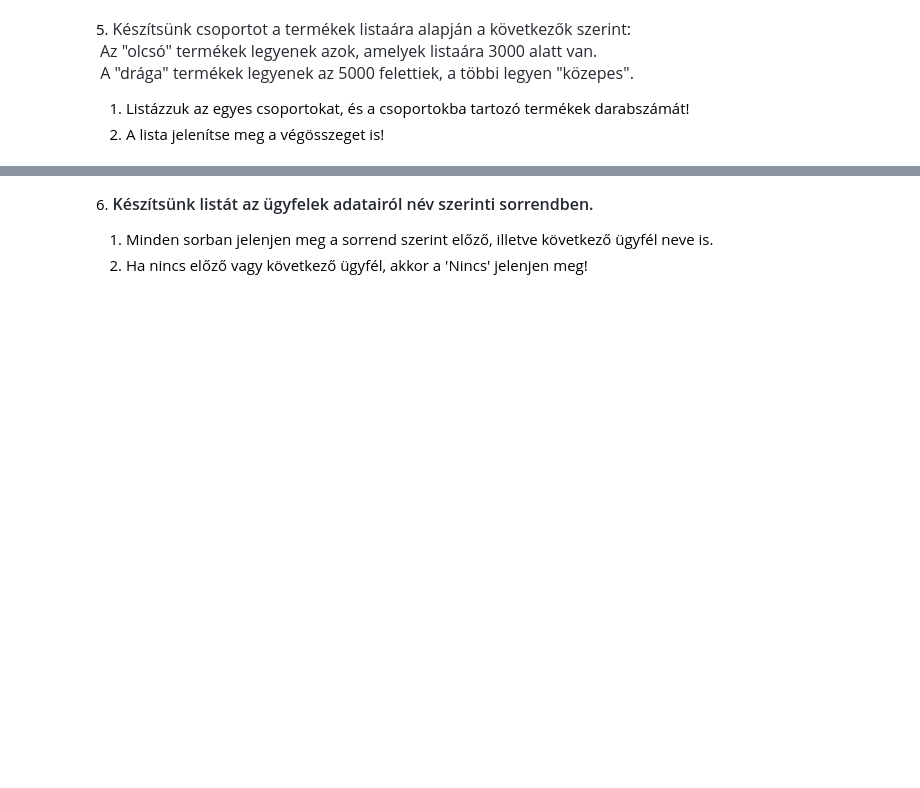
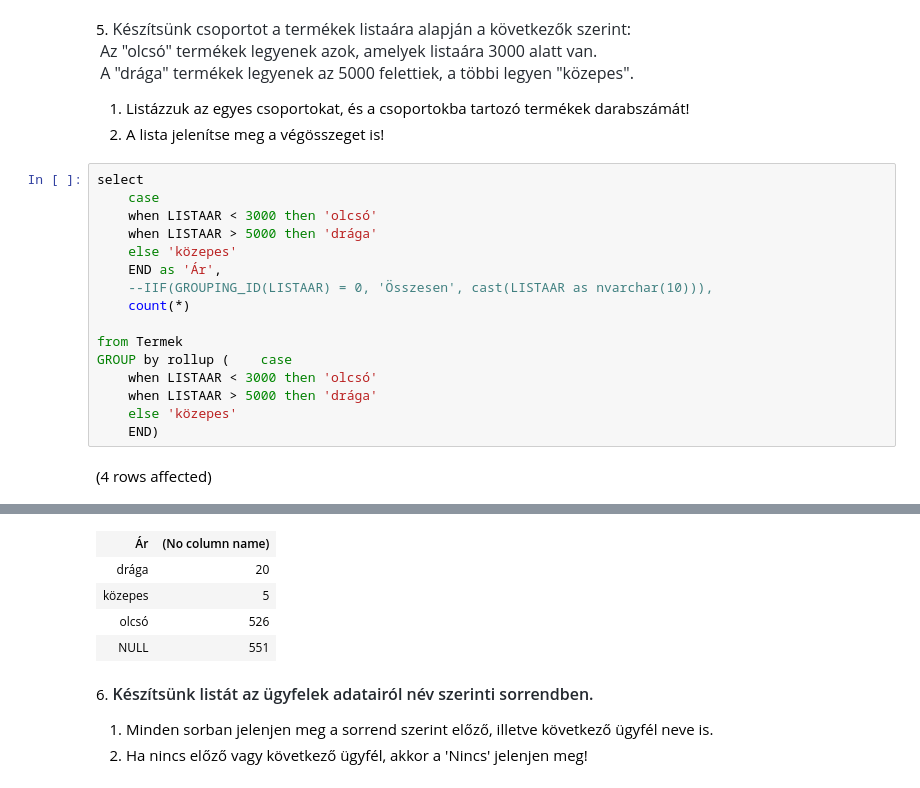
Before and after one commit to AjarBeko/SQL, a Jupyter notebook: gyakorlat05_feladatok.ipynb, the cells around one changed output, grey strips where cells are left out. Saved outputs shown, nothing was run; the diff lists cells and outputs as text; blank space fills up the shorter version.

```diff
--- a/gyakorlat05_feladatok.ipynb
+++ b/gyakorlat05_feladatok.ipynb
@@ -40,3 +75,21 @@ having GROUPING_ID(r.szall_DATUM, r.SZALL_MOD) > 0
 
 1. Listázzuk az egyes csoportokat, és a csoportokba tartozó termékek darabszámát!
 2. A lista jelenítse meg a végösszeget is!
+# %%
+select
+    case
+    when LISTAAR < 3000 then 'olcsó'
+    when LISTAAR > 5000 then 'drága'
+    else 'közepes'
+    END as 'Ár',
+    --IIF(GROUPING_ID(LISTAAR) = 0, 'Összesen', cast(LISTAAR as nvarchar(10))),
+    count(*)
+
+from Termek
+GROUP by rollup (    case
+    when LISTAAR < 3000 then 'olcsó'
+    when LISTAAR > 5000 then 'drága'
+    else 'közepes'
+    END)
+# %% [output]
+(4 rows affected)
@@ -43,3 +97,8 @@ having GROUPING_ID(r.szall_DATUM, r.SZALL_MOD) > 0
+| Ár | (No column name) |
+| drága | 20 |
+| közepes | 5 |
+| olcsó | 526 |
+| NULL | 551 |
 # %% [markdown]
 6. <span style="font-weight: 600; color: rgb(36, 41, 47); font-family: -apple-system, BlinkMacSystemFont, &quot;Segoe UI&quot;, Helvetica, Arial, sans-serif, &quot;Apple Color Emoji&quot;, &quot;Segoe UI Emoji&quot;; font-size: 16px;">Készítsünk listát az ügyfelek adatairól név szerinti sorrendben.</span>
 
```
Also changed, not shown: parts of 3 cells of this notebook.
